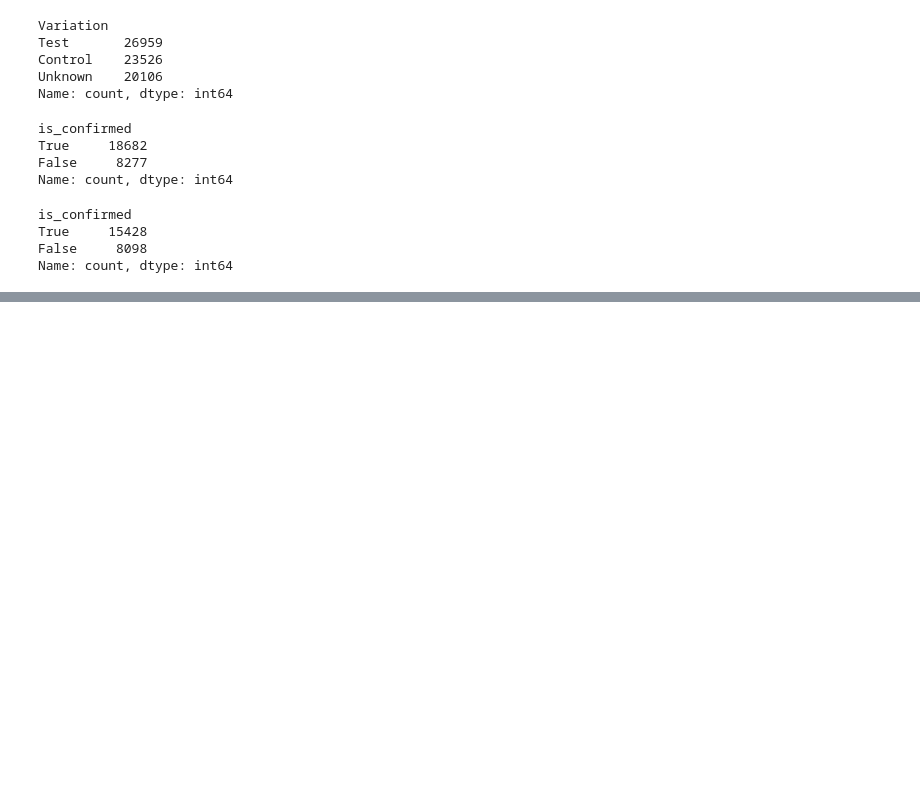
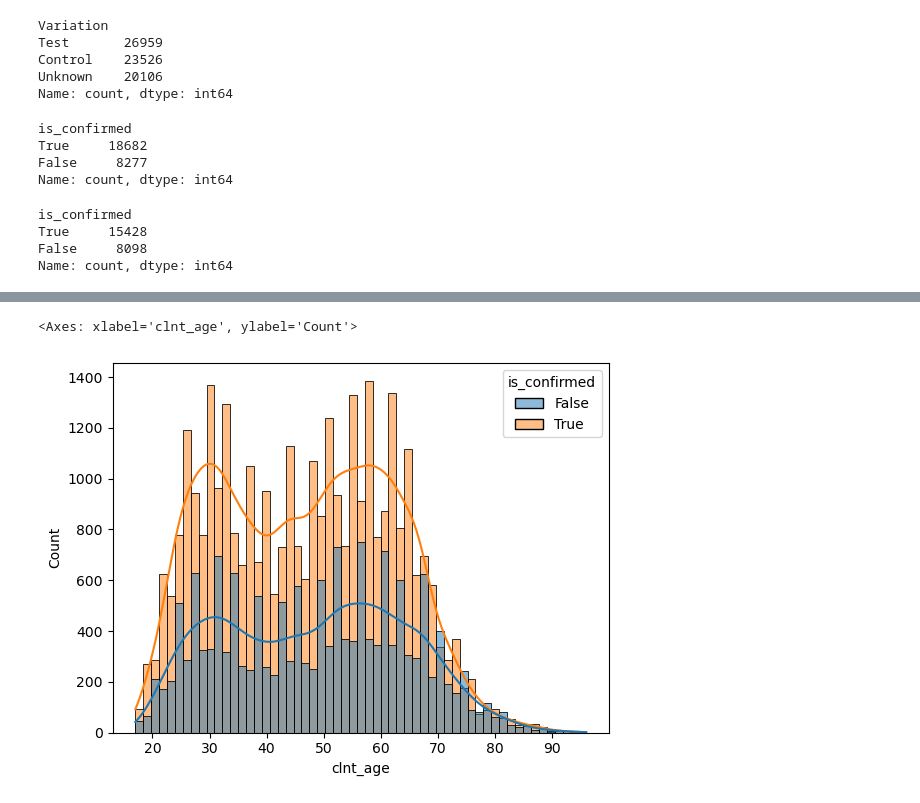
Before and after one commit to PierreMn/week_eda_project, a Jupyter notebook: PROJECT_EDA.ipynb, the cells around one changed output, grey strips where cells are left out. Saved outputs shown, nothing was run; the diff lists cells and outputs as text; code cells hidden in the pictures; blank space fills up the shorter version.

```diff
--- a/PROJECT_EDA.ipynb
+++ b/PROJECT_EDA.ipynb
@@ -136,0 +324,5 @@ Name: count, dtype: int64
+# %%
+sns.histplot(x=filtered['clnt_age'], hue=filtered['is_confirmed'], kde=True)
+# %% [output]
+<Axes: xlabel='clnt_age', ylabel='Count'>
+[figure, added]
```
Also changed, not shown: parts of 52 cells of this notebook.
